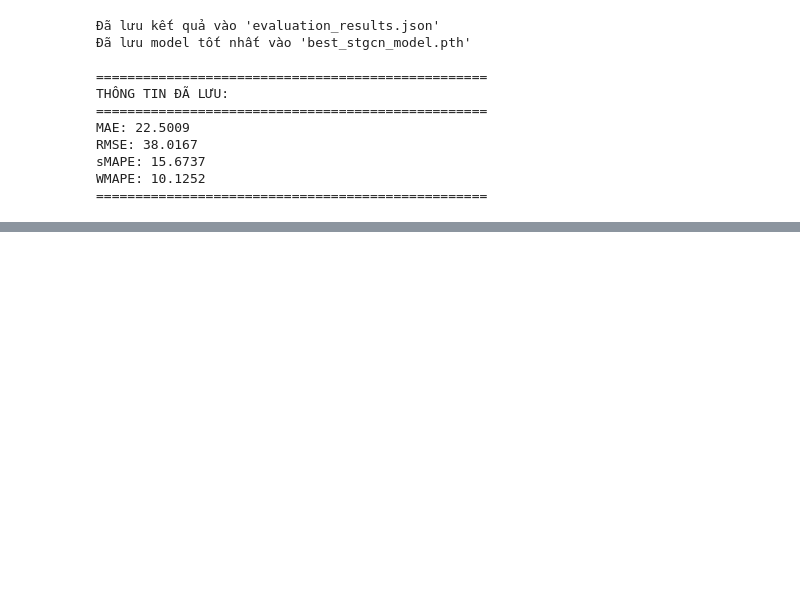
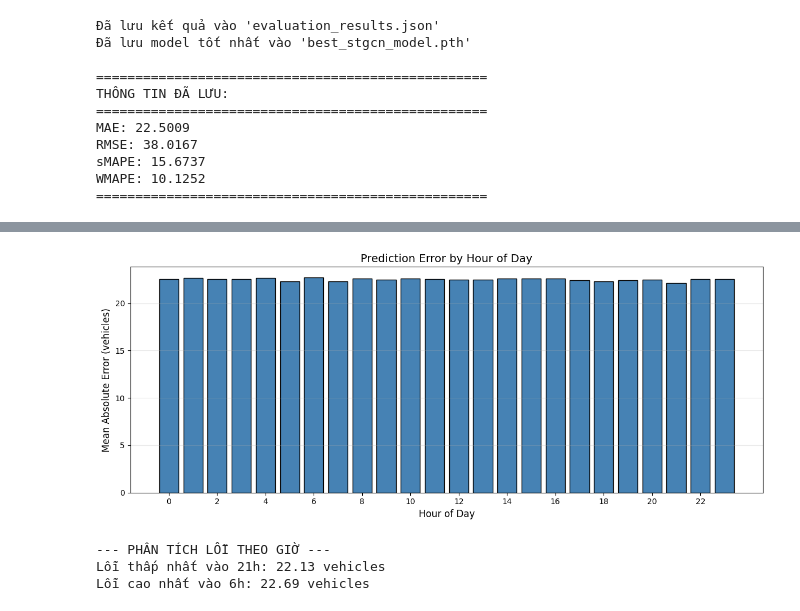
Before and after one commit to NguyenTien-beep/Study_In_DPL_302, a Jupyter notebook: Report_01/DPL302_Group_09.ipynb, the cells around one changed output, grey strips where cells are left out. Saved outputs shown, nothing was run; the diff lists cells and outputs as text; code cells hidden in the pictures; blank space fills up the shorter version.

```diff
--- a/Report_01/DPL302_Group_09.ipynb
+++ b/Report_01/DPL302_Group_09.ipynb
@@ -318,0 +426,37 @@ WMAPE: 10.1252
+# %%
+# ============================================
+# PHÂN TÍCH LỖI THEO GIỜ TRONG NGÀY
+# ============================================
+# Giả sử mỗi timestep = 5 phút, 1 ngày = 288 timesteps
+timesteps_per_day = 288
+errors = (preds_rescaled - true_rescaled).flatten()
+
+# Tạo mảng giờ (0-23) cho mỗi prediction
+hours = np.tile(np.arange(24), len(errors) // 24 + 1)[:len(errors)]
+
+# Tính MAE theo từng giờ
+mae_by_hour = []
+for hour in range(24):
+    hour_errors = errors[hours == hour]
+    mae_by_hour.append(np.mean(np.abs(hour_errors)))
+
+# Vẽ biểu đồ
+plt.figure(figsize=(12, 5))
+plt.bar(range(24), mae_by_hour, color='steelblue', edgecolor='black')
+plt.xlabel('Hour of Day', fontsize=12)
+plt.ylabel('Mean Absolute Error (vehicles)', fontsize=12)
+plt.title('Prediction Error by Hour of Day', fontsize=14)
+plt.xticks(range(0, 24, 2))
+plt.grid(True, alpha=0.3, axis='y')
+plt.tight_layout()
+plt.savefig('error_by_hour.png', dpi=150)
+plt.show()
+
+print("\n--- PHÂN TÍCH LỖI THEO GIỜ ---")
+print(f"Lỗi thấp nhất vào {np.argmin(mae_by_hour)}h: {np.min(mae_by_hour):.2f} vehicles")
+print(f"Lỗi cao nhất vào {np.argmax(mae_by_hour)}h: {np.max(mae_by_hour):.2f} vehicles")
+# %% [output]
+[figure, added]
+--- PHÂN TÍCH LỖI THEO GIỜ ---
+Lỗi thấp nhất vào 21h: 22.13 vehicles
+Lỗi cao nhất vào 6h: 22.69 vehicles
```
Also changed, not shown: parts of 2 cells of this notebook.
